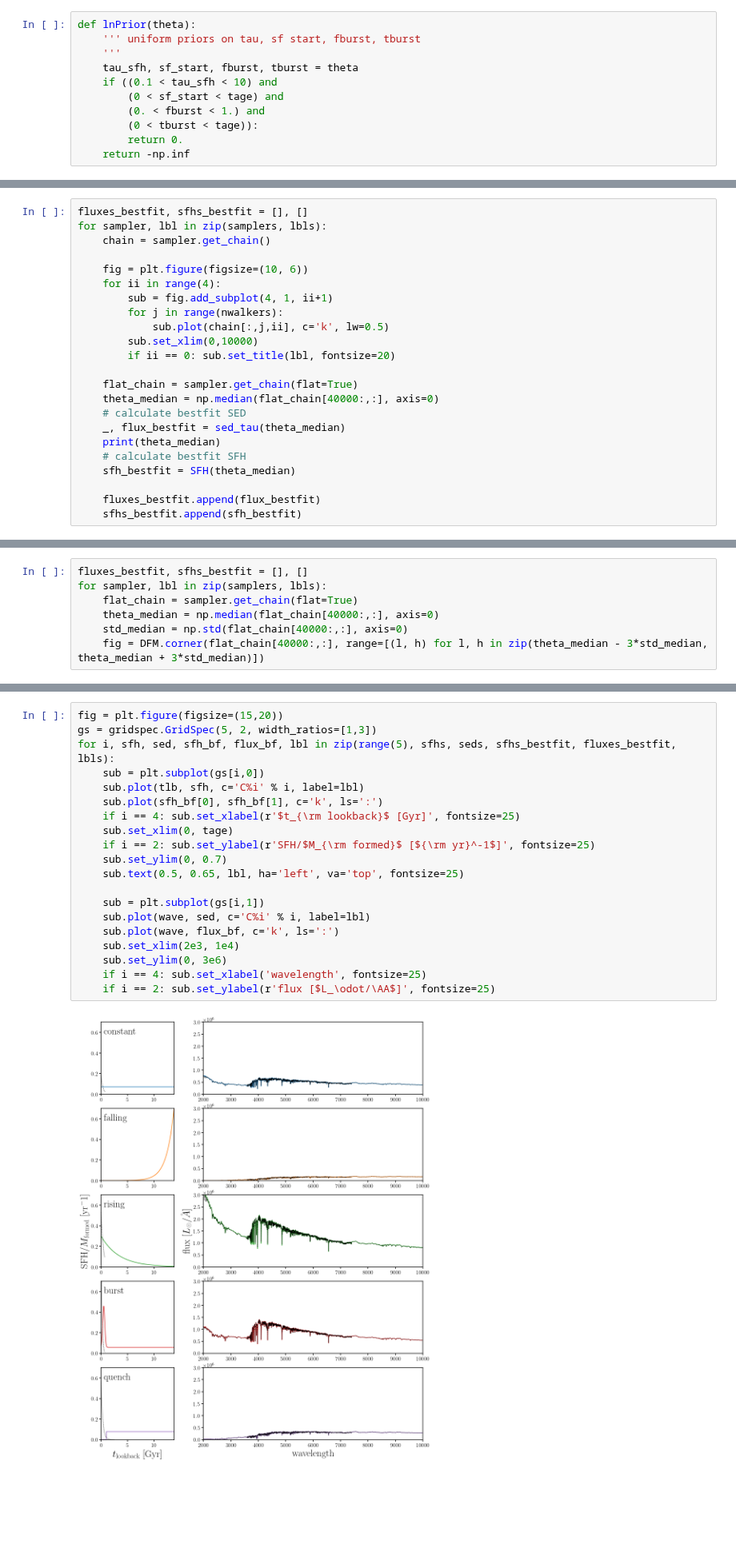
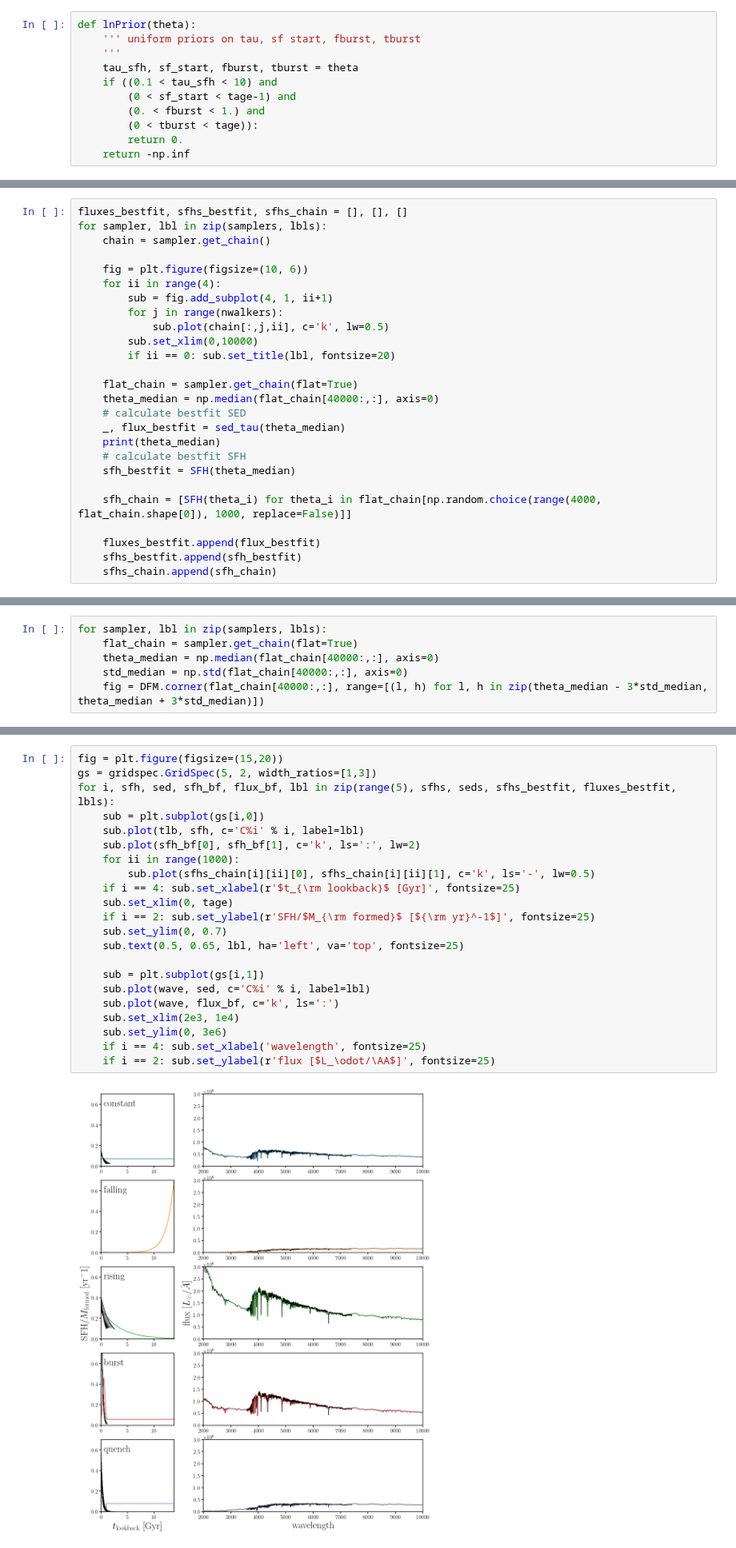
Before and after one commit to changhoonhahn/provabgs, a Jupyter notebook: nb/prior_correct/fit_mock_sfh_data.ipynb, the cells around one changed output, grey strips where cells are left out. Shown at 80% size. Saved outputs shown, nothing was run; the diff lists cells and outputs as text; blank space fills up the shorter version.

```diff
--- a/nb/prior_correct/fit_mock_sfh_data.ipynb
+++ b/nb/prior_correct/fit_mock_sfh_data.ipynb
@@ -98,7 +98,7 @@ def lnPrior(theta):
     '''
     tau_sfh, sf_start, fburst, tburst = theta
     if ((0.1 < tau_sfh < 10) and
-        (0 < sf_start < tage) and
+        (0 < sf_start < tage-1) and
         (0. < fburst < 1.) and
         (0 < tburst < tage)):
         return 0.
@@ -190,7 +189,7 @@ def SFH(theta):
     sfh += sfh_tau * (ftau / tau_sfh / np.trapz(sfh_tau, normalized_t))
     return tlookback, sfh
 # %%
-fluxes_bestfit, sfhs_bestfit = [], []
+fluxes_bestfit, sfhs_bestfit, sfhs_chain = [], [], []
 for sampler, lbl in zip(samplers, lbls):
     chain = sampler.get_chain()
 
@@ -210,6 +209,9 @@ for sampler, lbl in zip(samplers, lbls):
     # calculate bestfit SFH
     sfh_bestfit = SFH(theta_median)
 
+    sfh_chain = [SFH(theta_i) for theta_i in flat_chain[np.random.choice(range(4000, flat_chain.shape[0]), 1000, replace=False)]]
+
     fluxes_bestfit.append(flux_bestfit)
     sfhs_bestfit.append(sfh_bestfit)
+    sfhs_chain.append(sfh_chain)
 # %% [output]
@@ -226,5 +228,4 @@ for sampler, lbl in zip(samplers, lbls):
 # %%
-fluxes_bestfit, sfhs_bestfit = [], []
 for sampler, lbl in zip(samplers, lbls):
     flat_chain = sampler.get_chain(flat=True)
     theta_median = np.median(flat_chain[40000:,:], axis=0)
@@ -251,22 +240,24 @@ Too few points to create valid contours
 # %%
 fig = plt.figure(figsize=(15,20))
 gs = gridspec.GridSpec(5, 2, width_ratios=[1,3])
 for i, sfh, sed, sfh_bf, flux_bf, lbl in zip(range(5), sfhs, seds, sfhs_bestfit, fluxes_bestfit, lbls):
     sub = plt.subplot(gs[i,0])
     sub.plot(tlb, sfh, c='C%i' % i, label=lbl)
-    sub.plot(sfh_bf[0], sfh_bf[1], c='k', ls=':')
+    sub.plot(sfh_bf[0], sfh_bf[1], c='k', ls=':', lw=2)
+    for ii in range(1000):
+        sub.plot(sfhs_chain[i][ii][0], sfhs_chain[i][ii][1], c='k', ls='-', lw=0.5)
     if i == 4: sub.set_xlabel(r'$t_{\rm lookback}$ [Gyr]', fontsize=25)
     sub.set_xlim(0, tage)
     if i == 2: sub.set_ylabel(r'SFH/$M_{\rm formed}$ [${\rm yr}^-1$]', fontsize=25)
     sub.set_ylim(0, 0.7)
     sub.text(0.5, 0.65, lbl, ha='left', va='top', fontsize=25)
 
     sub = plt.subplot(gs[i,1])
     sub.plot(wave, sed, c='C%i' % i, label=lbl)
     sub.plot(wave, flux_bf, c='k', ls=':')
     sub.set_xlim(2e3, 1e4)
     sub.set_ylim(0, 3e6)
     if i == 4: sub.set_xlabel('wavelength', fontsize=25)
     if i == 2: sub.set_ylabel(r'flux [$L_\odot/\AA$]', fontsize=25)
 # %% [output]
-[figure, old version]
+[figure, new version]
```
Also changed, not shown: parts of 3 cells of this notebook.
